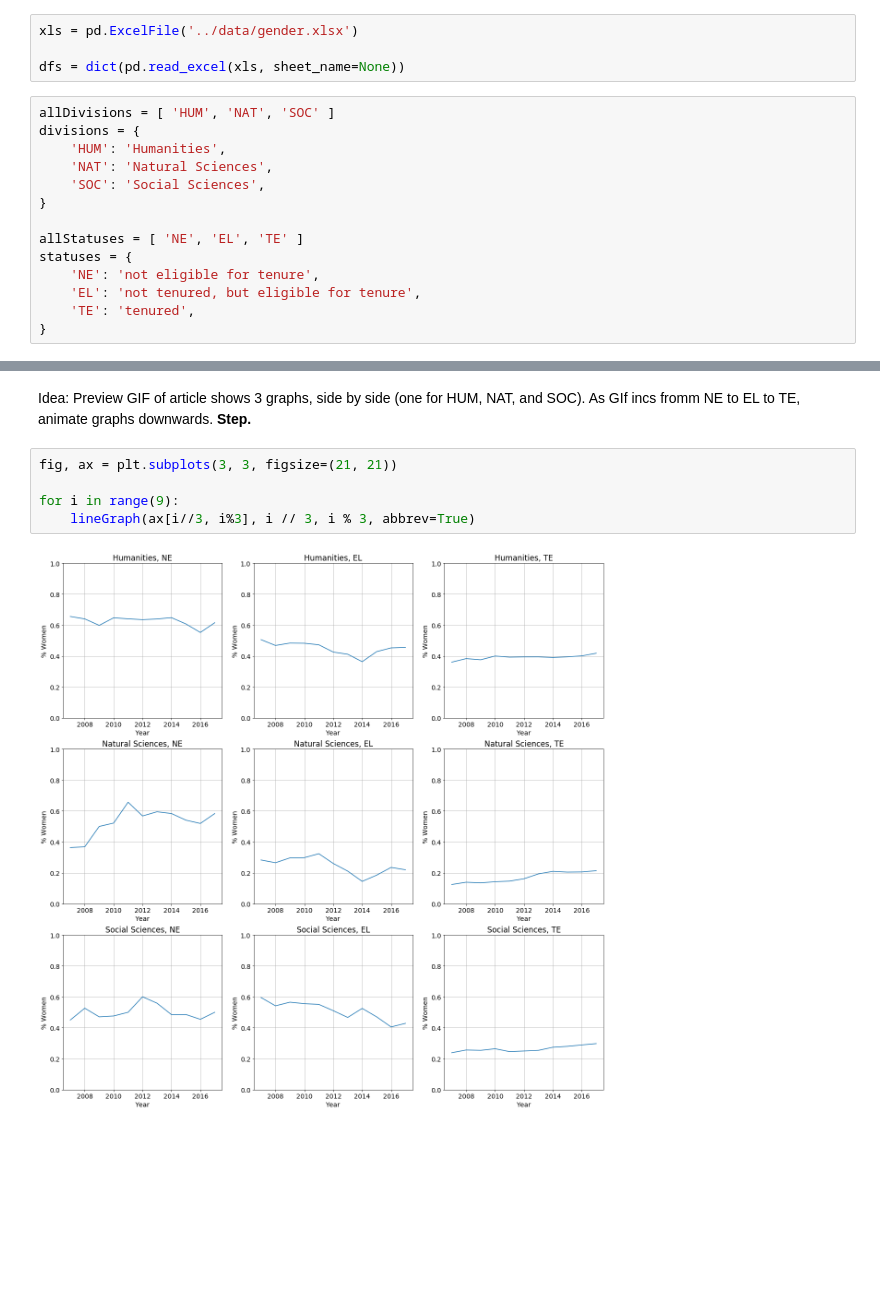
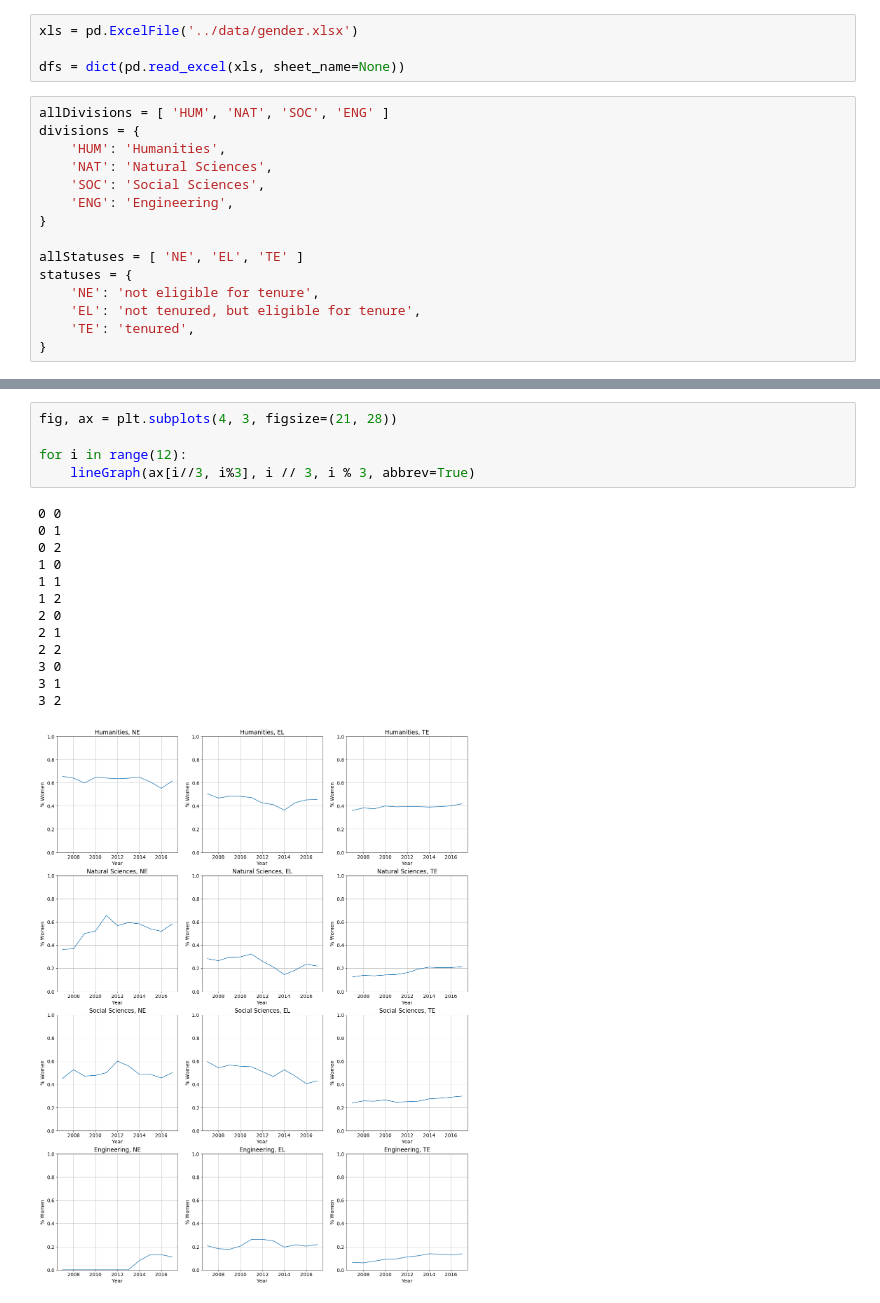
Before and after one commit to jsonkao/youdrawit-tenure, a Jupyter notebook: notebooks/gender.ipynb, the cells around one changed output, grey strips where cells are left out. Saved outputs shown, nothing was run; the diff lists cells and outputs as text; blank space fills up the shorter version.

```diff
--- a/notebooks/gender.ipynb
+++ b/notebooks/gender.ipynb
@@ -14,11 +15,12 @@ xls = pd.ExcelFile('../data/gender.xlsx')
 
 dfs = dict(pd.read_excel(xls, sheet_name=None))
 # %%
-allDivisions = [ 'HUM', 'NAT', 'SOC' ]
+allDivisions = [ 'HUM', 'NAT', 'SOC', 'ENG' ]
 divisions = {
     'HUM': 'Humanities',
     'NAT': 'Natural Sciences',
     'SOC': 'Social Sciences',
+    'ENG': 'Engineering',
 }
 
 allStatuses = [ 'NE', 'EL', 'TE' ]
@@ -43,12 +46,22 @@ def lineGraph(ax, div, status, abbrev=False):
     ax.grid()
     ax.axis(ymin=0, ymax=1)
     ax.set(xlabel='Year', ylabel='% Women', title=name)
-# %% [markdown]
-Idea: Preview GIF of article shows 3 graphs, side by side (one for HUM, NAT, and SOC). As GIf incs fromm NE to EL to TE, animate graphs downwards. **Step.**
 # %%
-fig, ax = plt.subplots(3, 3, figsize=(21, 21))
+fig, ax = plt.subplots(4, 3, figsize=(21, 28))
 
-for i in range(9):
+for i in range(12):
     lineGraph(ax[i//3, i%3], i // 3, i % 3, abbrev=True)
 # %% [output]
+0 0
+0 1
+0 2
+1 0
+1 1
+1 2
+2 0
+2 1
+2 2
+3 0
+3 1
+3 2
-[figure, old version]
+[figure, new version]
```
Also changed, not shown: parts of 5 cells of this notebook, 10 other files.
